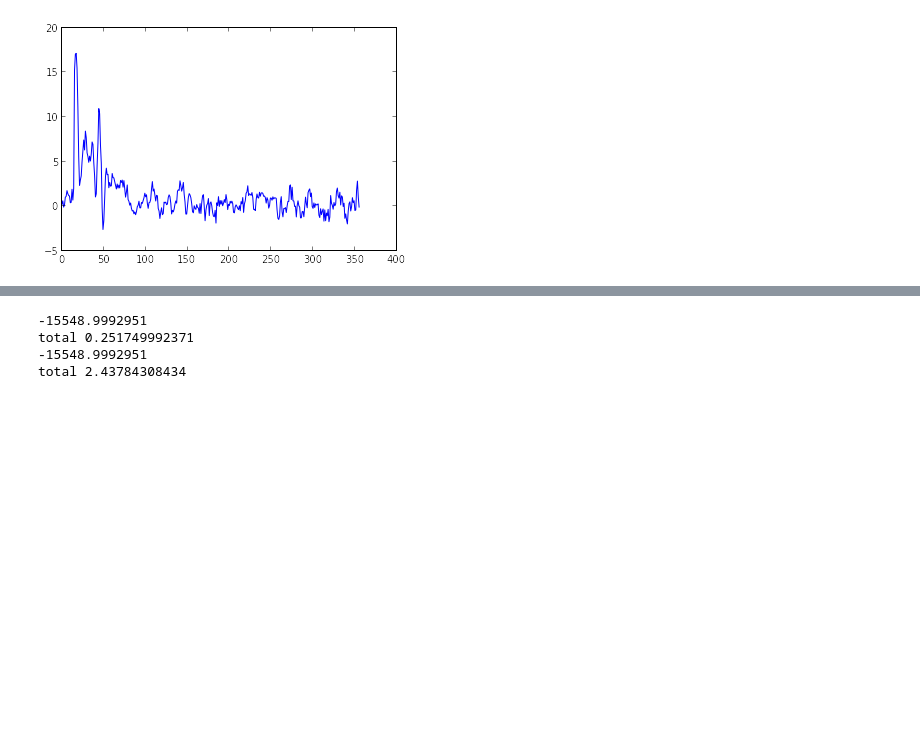
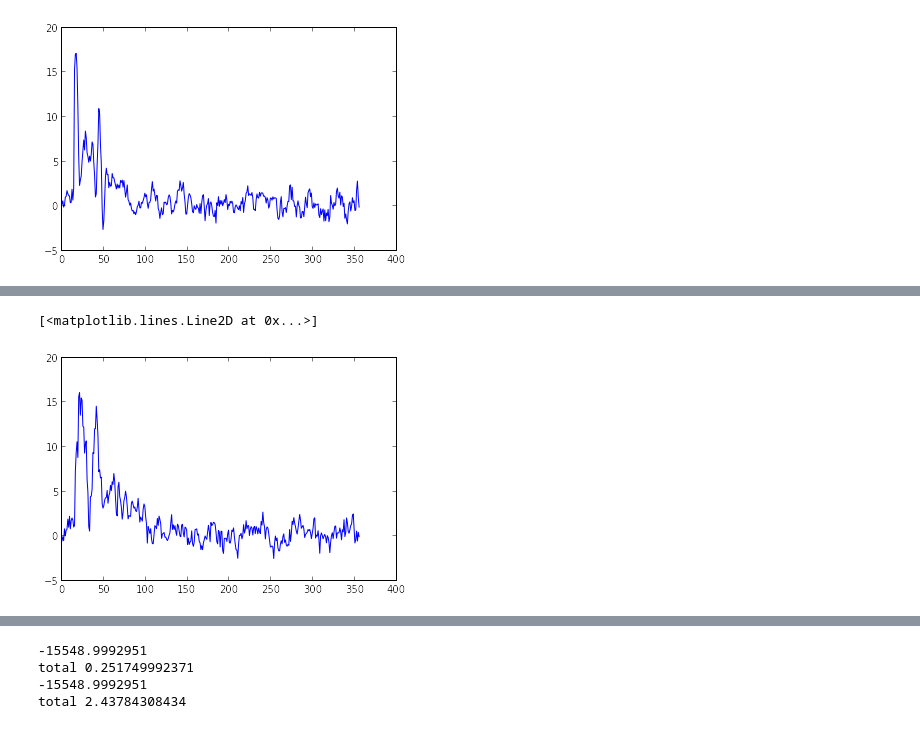
Before and after one commit to davmre/sigvisa, a Jupyter notebook: notebooks/marginalized_wavelet_model_single_exact.ipynb, the cells around one changed output, grey strips where cells are left out. Cells and saved outputs as stored; diff of their text form; code cells hidden in the pictures; blank space fills up the shorter version.

```diff
--- a/notebooks/marginalized_wavelet_model_single_exact.ipynb
+++ b/notebooks/marginalized_wavelet_model_single_exact.ipynb
@@ -333 +369,20 @@ plot(z)
+# %%
+params2 = np.array([0.3,0.2, 0.1,0.1,0.05,0.05, ])
+evar2 = 0.05
+arssm2 = ARSSM(params2, evar2)
+
+template = np.exp(np.linspace(-5, 2.5, N)[::-1])
+#template = #5*np.sin(np.linspace(-20, 20, N))
+components = [(wssm, 15, N, template), (arssm2, 15, N, template), (arssm, 0, N+100, None)]
+tssm = TransientCombinedSSM(components)
+
+ar2 = arssm2.prior_sample(N)
+ar = arssm.prior_sample(N+100)
+w = wssm.prior_sample(N)
+z = ar.copy()
+z[15:15+N] += (w+ar2)*template
+plot(z)
+# %% [output]
+[<matplotlib.lines.Line2D at 0x...>]
+[figure, added]
 # %%
```
Also changed, not shown: parts of 31 cells of this notebook.
